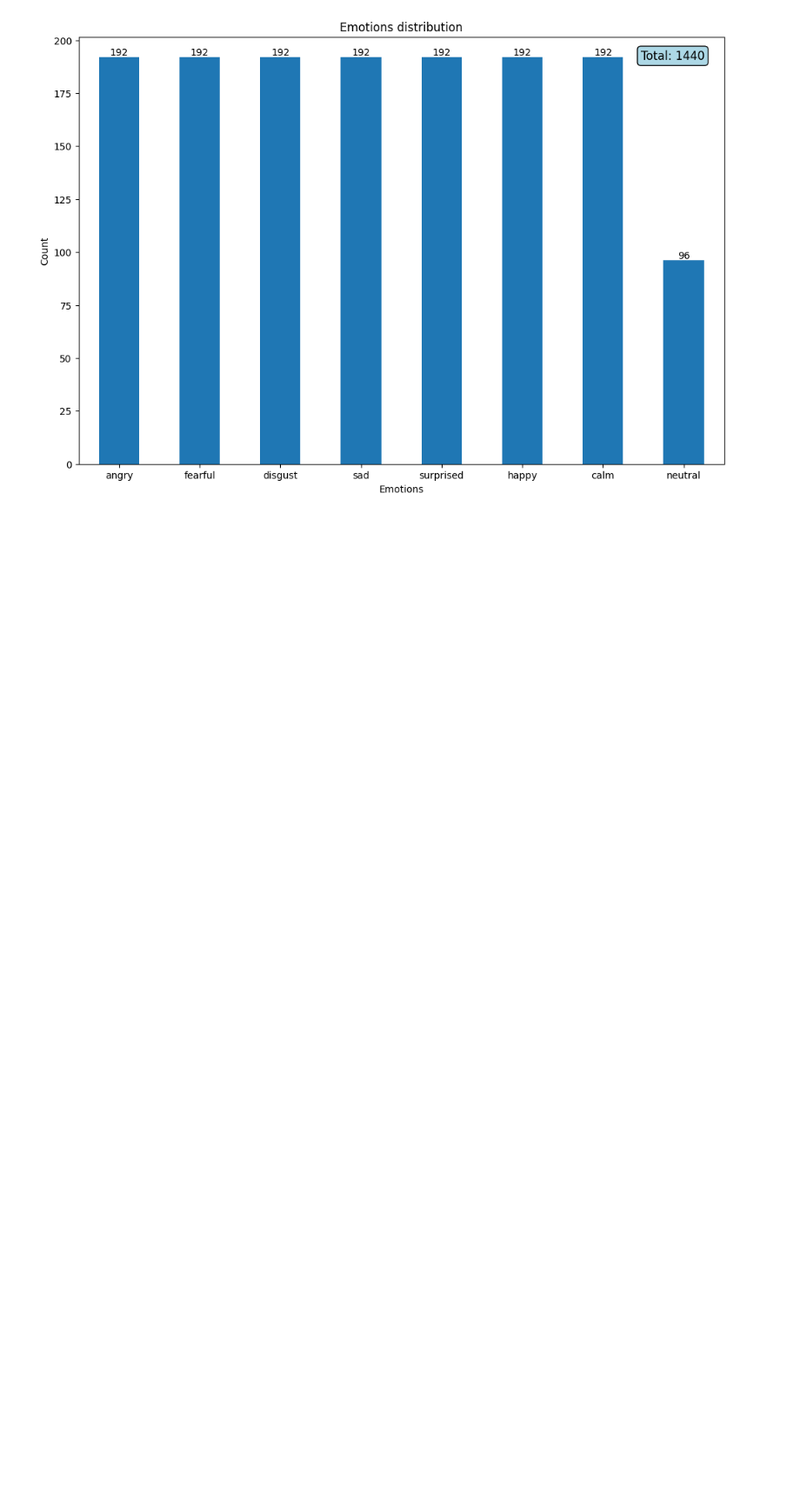
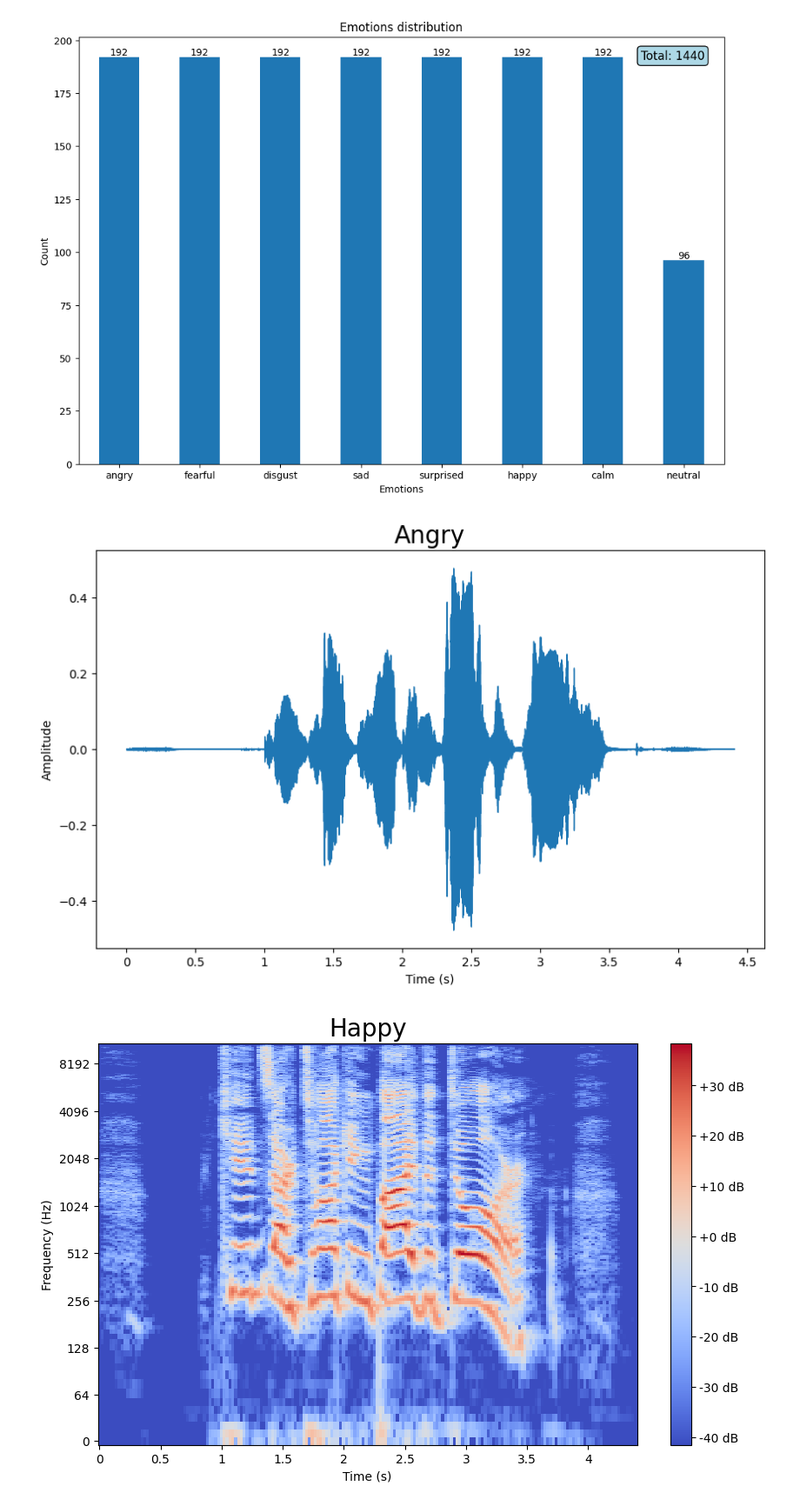
Before and after one commit to Silvano315/Speech-Emotion-Recognition-model-and-gui, a Jupyter notebook: notebooks/EDA.ipynb, the cells around one changed output. Shown at 87% size. Saved outputs shown, nothing was run; the diff lists cells and outputs as text; code cells hidden in the pictures; blank space fills up the shorter version.

```diff
--- a/notebooks/EDA.ipynb
+++ b/notebooks/EDA.ipynb
@@ -41,3 +45,14 @@ fig = plot_emotion_distribution(df)
 fig.show()
 # %% [output]
 [figure]
+# %%
+# Show waveplot, spectrogram and audio file from a random audio path
+
+audio = np.random.randint(0,df.shape[0])
+data, sampling_rate = librosa.load(df['path'][audio])
+waveplot(data, sampling_rate, df['emotion'][0], play_audio=False)
+spectogram(data, sampling_rate, emotion=df['emotion'][audio])
+Audio(data=data, rate=sampling_rate)
+# %% [output]
+[figure, added]
+[figure, added]
```
Also changed, not shown: parts of 7 cells of this notebook.
